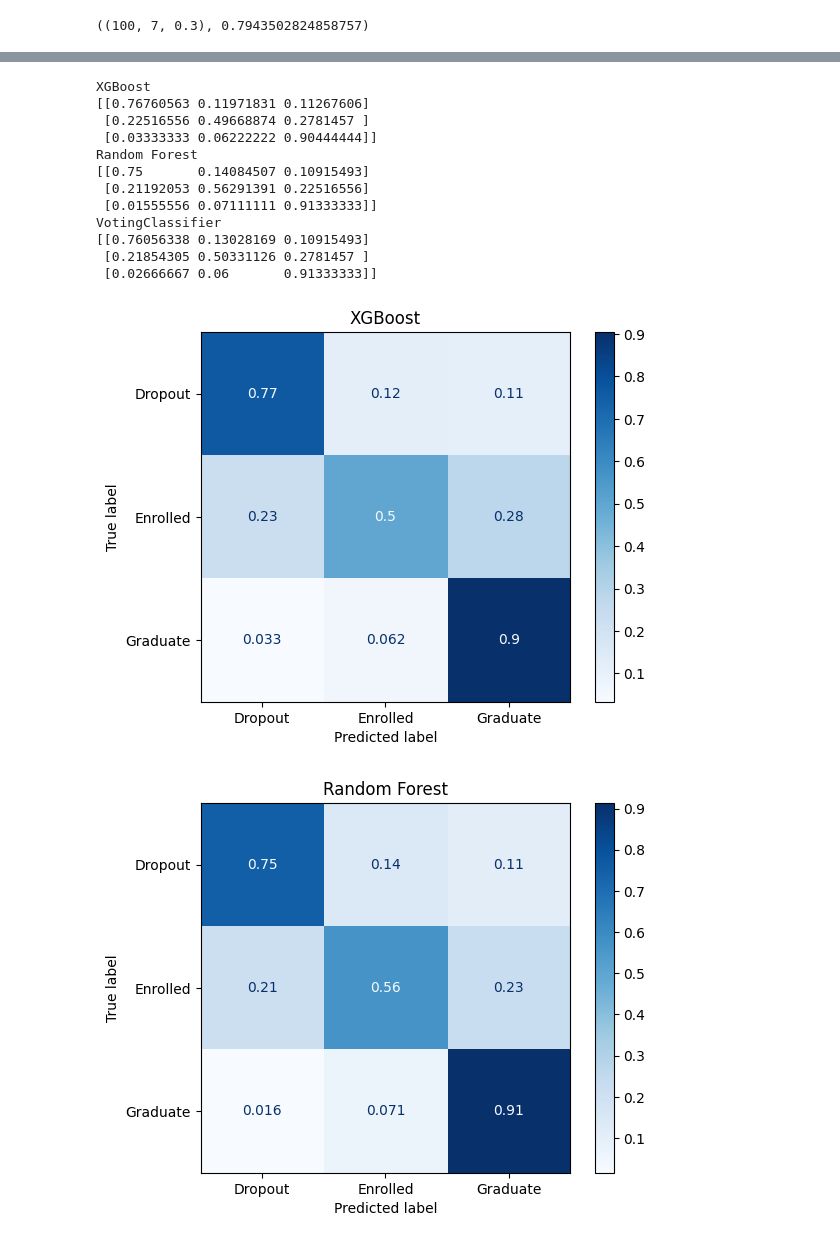
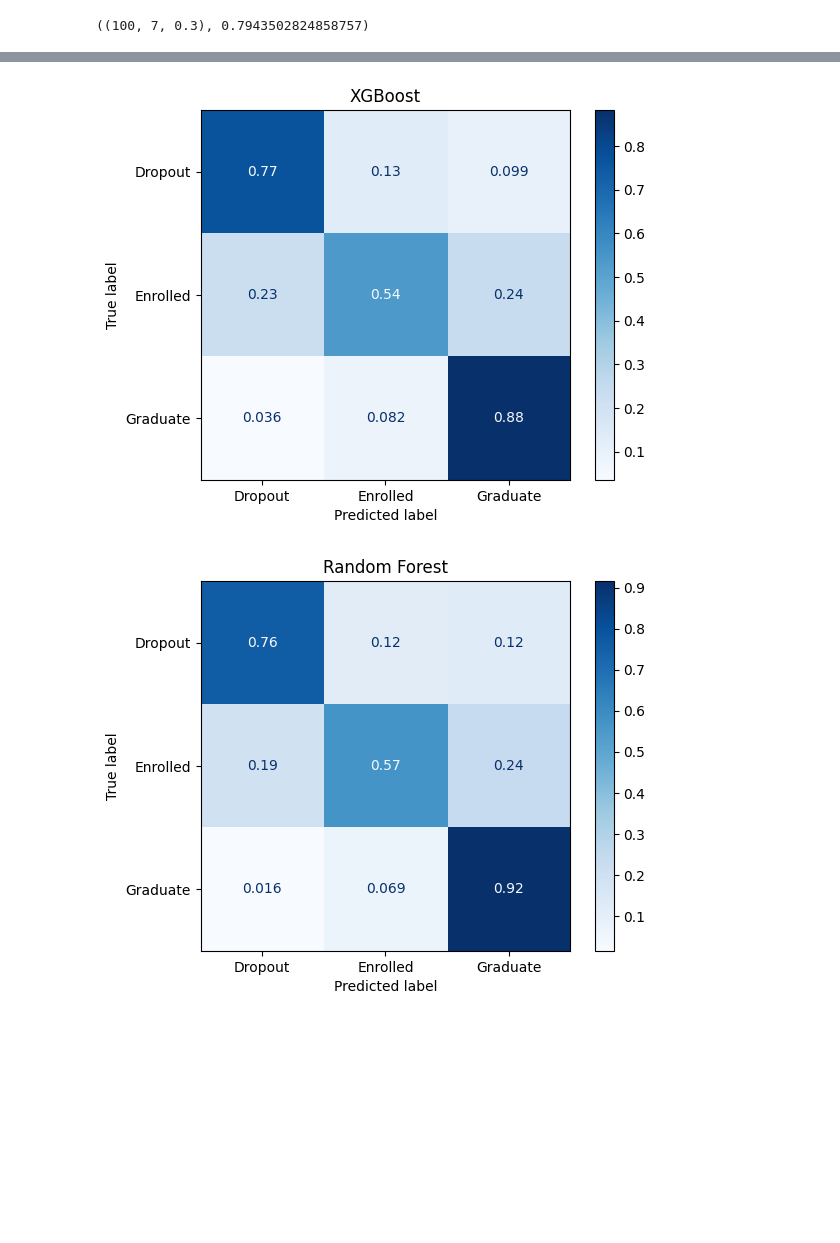
Before and after one commit to amy-ym-yu/dropout, a Jupyter notebook: JoeyH_Dropout SMOTE sampline.ipynb, the cells around one changed output, grey strips where cells are left out. Saved outputs shown, nothing was run; the diff lists cells and outputs as text; code cells hidden in the pictures; blank space fills up the shorter version.

```diff
--- a/JoeyH_Dropout SMOTE sampline.ipynb
+++ b/JoeyH_Dropout SMOTE sampline.ipynb
@@ -143,7 +143,7 @@ from collections import Counter
 import numpy as np
 print("Original Full Dataset:", Counter(y))
 print("Original Dataset:", Counter(y_train))
-over = SMOTE(sampling_strategy='auto',k_neighbors=5,random_state=0)
+over = SMOTE(sampling_strategy='auto',random_state=21)
 under = RandomUnderSampler(sampling_strategy='auto',random_state=21)
 pipeline = Pipeline(steps=[('o', over), ('u', under)])
 X_train, y_train = pipeline.fit_resample(X_train, y_train)
@@ -200,8 +200,10 @@ print(max(arr,key= lambda x:x[1]))
 ((100, 7, 0.3), 0.7943502824858757)
 # %%
 rfc = RandomForestClassifier(random_state=48)
-xbc = XGBClassifier(learning_rate = 0.4,n_estimators=100,max_depth=8, tree_method = "hist", device = "cuda")
+xbc = XGBClassifier(learning_rate = 0.4,n_estimators=175,max_depth=8, tree_method = "hist", device = "cuda")
+ens = VotingClassifier(estimators=[('rfc', rfc), ('xbc',xbc)], voting='soft')
 # %%
 rfc.fit(X_train,y_train)
 xbc.fit(X_train, y_train)
+ens.fit(X_train, y_train)
 # %% [output]
@@ -296,31 +291,19 @@ weighted avg       0.79      0.79      0.79       885
 # %%
 from sklearn.metrics import ConfusionMatrixDisplay
-titles = [("XGBoost",xbc),("Random Forest",rfc),("VotingClassifier",ens2)]
+titles = [("XGBoost",xbc),("Random Forest",rfc),("VotingClassifier",ens)]
 for title, classifier in titles:
     disp = ConfusionMatrixDisplay.from_estimator(
         classifier,
         X_test,
         y_test,
         display_labels=["Dropout",  "Enrolled",  "Graduate"],
         cmap=plt.cm.Blues,
         normalize='true',
     )
     disp.ax_.set_title(title)
 
-    print(title)
-    print(disp.confusion_matrix)
+    # print(title)
+    # print(disp.confusion_matrix)
 # %% [output]
-XGBoost
-[[0.76760563 0.11971831 0.11267606]
- [0.22516556 0.49668874 0.2781457 ]
- [0.03333333 0.06222222 0.90444444]]
-Random Forest
-[[0.75       0.14084507 0.10915493]
- [0.21192053 0.56291391 0.22516556]
- [0.01555556 0.07111111 0.91333333]]
-VotingClassifier
-[[0.76056338 0.13028169 0.10915493]
- [0.21854305 0.50331126 0.2781457 ]
- [0.02666667 0.06       0.91333333]]
-[figure, old version]
+[figure, new version]
 [figure]
```
Also changed, not shown: parts of 7 cells of this notebook, 2 other files.
